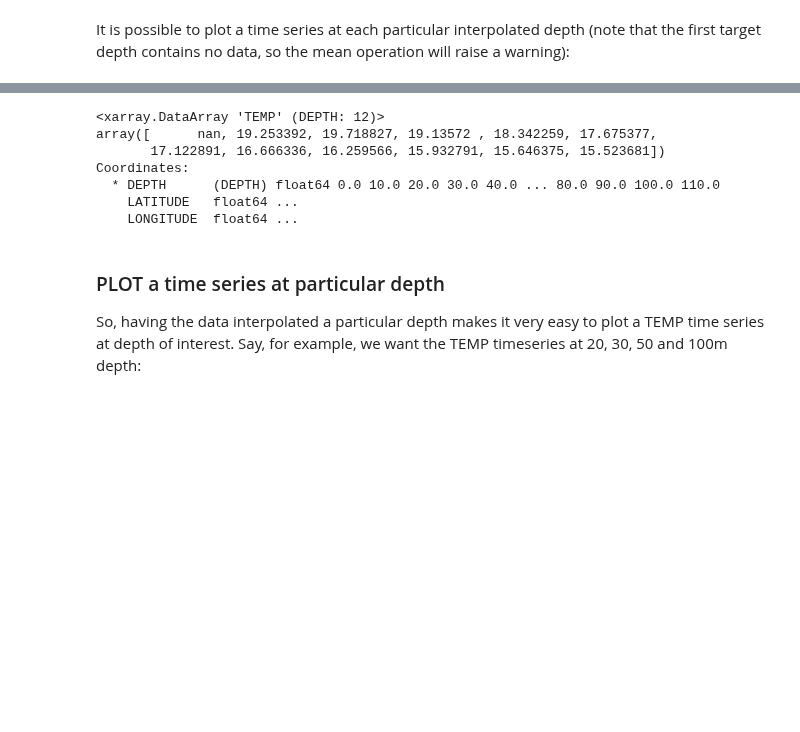
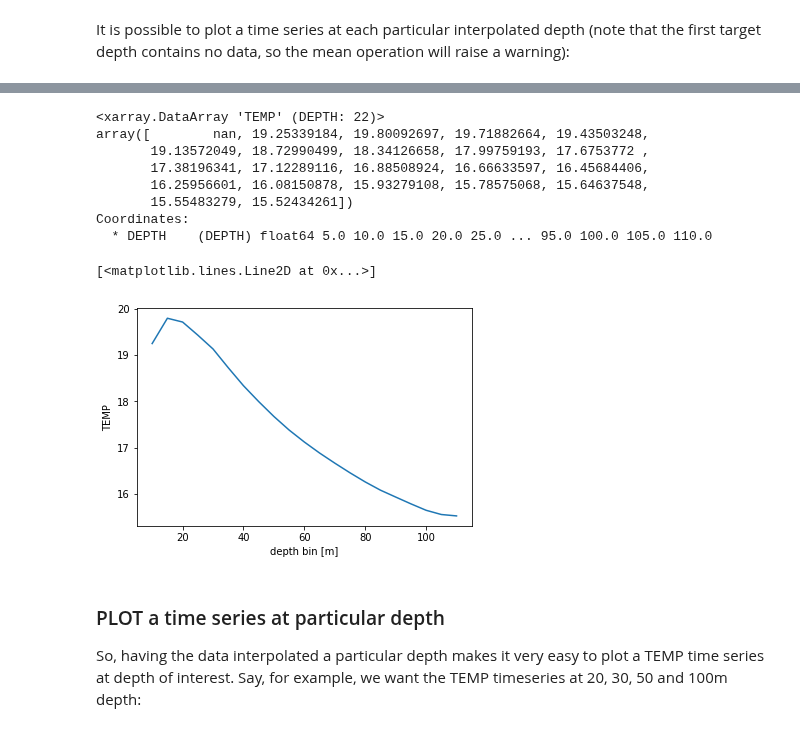
Before and after one commit to aodn/imos-user-code-library, a Jupyter notebook: Python/notebooks/PlotGRIDDED.ipynb, the cells around one changed output, grey strips where cells are left out. Cells and saved outputs as stored; diff of their text form; code cells hidden in the pictures; blank space fills up the shorter version.

```diff
--- a/Python/notebooks/PlotGRIDDED.ipynb
+++ b/Python/notebooks/PlotGRIDDED.ipynb
@@ -88,15 +95,22 @@ print(bins)
 # %%
-
-## calculate de mean TEMP at each target depth
-nc.TEMP.groupby('DEPTH').mean(dim='TIME')
+# calculate de mean TEMP at each target depth
+mean_TEMP = nc.TEMP.groupby('DEPTH').mean(dim='TIME')
+print(mean_TEMP)
 # %% [output]
-<xarray.DataArray 'TEMP' (DEPTH: 12)>
-array([      nan, 19.253392, 19.718827, 19.13572 , 18.342259, 17.675377,
-       17.122891, 16.666336, 16.259566, 15.932791, 15.646375, 15.523681])
+<xarray.DataArray 'TEMP' (DEPTH: 22)>
+array([        nan, 19.25339184, 19.80092697, 19.71882664, 19.43503248,
+       19.13572049, 18.72990499, 18.34126658, 17.99759193, 17.6753772 ,
+       17.38196341, 17.12289116, 16.88508924, 16.66633597, 16.45684406,
+       16.25956601, 16.08150878, 15.93279108, 15.78575068, 15.64637548,
+       15.55483279, 15.52434261])
 Coordinates:
-  * DEPTH      (DEPTH) float64 0.0 10.0 20.0 30.0 40.0 ... 80.0 90.0 100.0 110.0
-    LATITUDE   float64 ...
-    LONGITUDE  float64 ...
+  * DEPTH    (DEPTH) float64 5.0 10.0 15.0 20.0 25.0 ... 95.0 100.0 105.0 110.0
+# %%
+# ... and plot
+mean_TEMP.plot()
+# %% [output]
+[<matplotlib.lines.Line2D at 0x...>]
+[figure, added]
 # %% [markdown]
 
 
```
Also changed, not shown: parts of 6 cells of this notebook, 1 other file.
